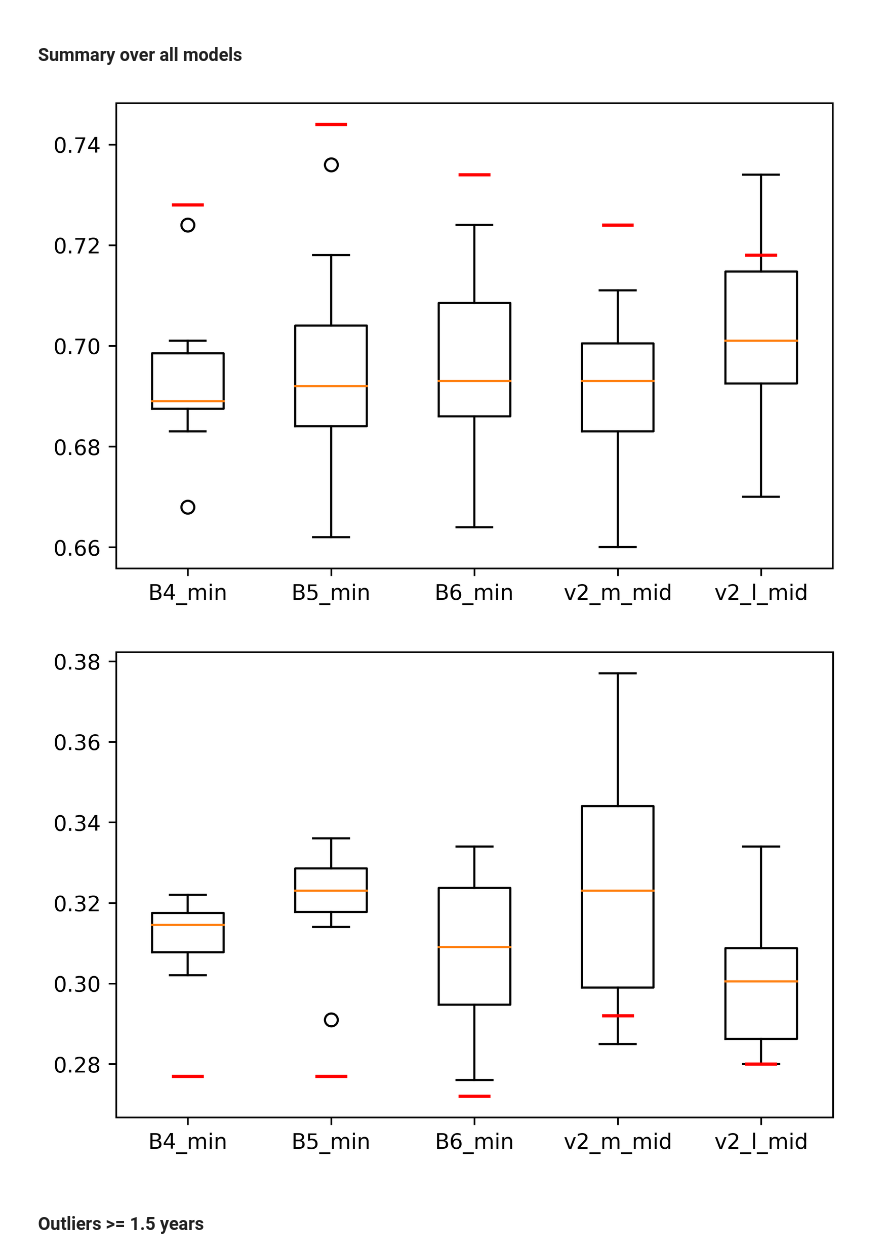
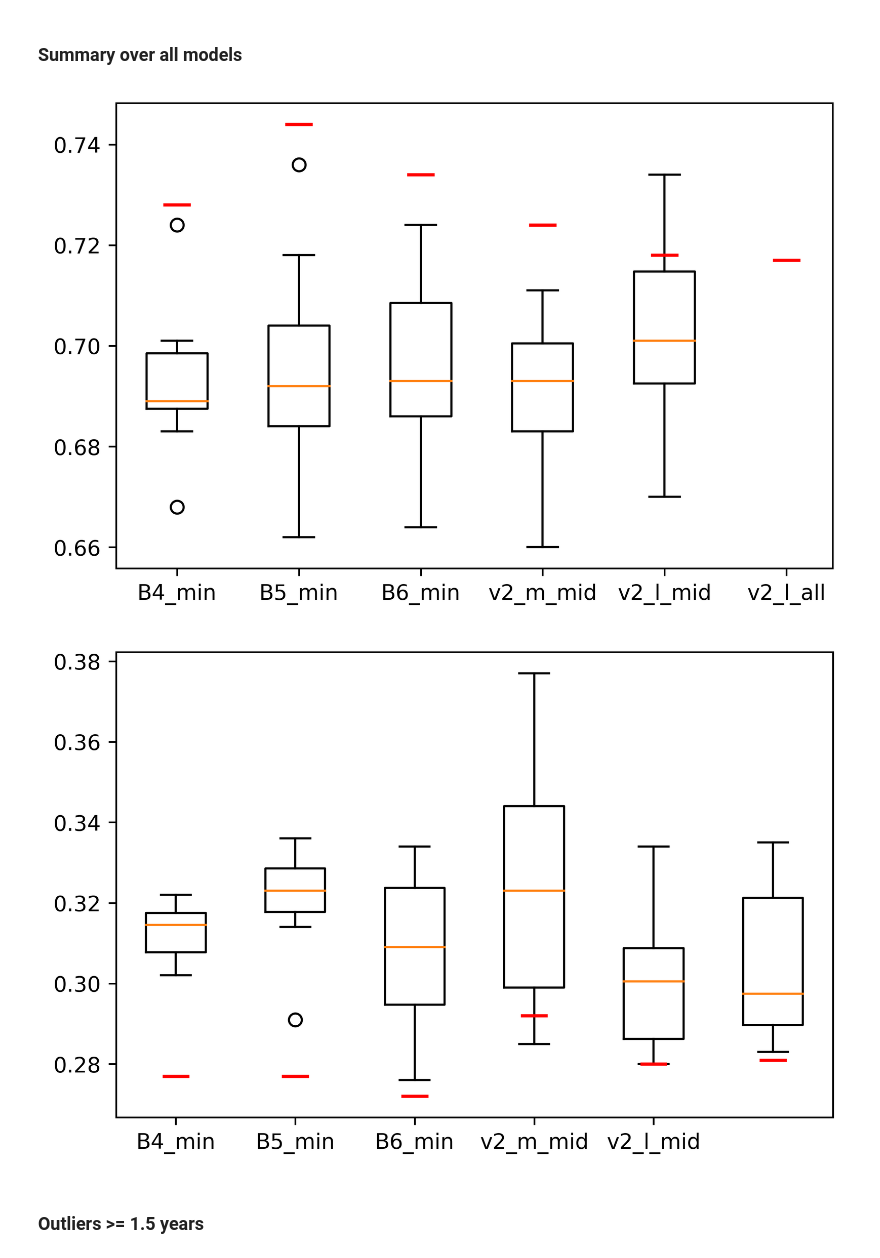
Before and after one commit to emoen/Deep-learning-for-regression-of-cod-otoliths, a Jupyter notebook: results/EFFNetV2_m_middle_mse/EDA test set predictions.ipynb, the cells around one changed output. Saved outputs shown, nothing was run; the diff lists cells and outputs as text; code cells hidden in the pictures.

```diff
--- a/results/EFFNetV2_m_middle_mse/EDA test set predictions.ipynb
+++ b/results/EFFNetV2_m_middle_mse/EDA test set predictions.ipynb
@@ -209,6 +209,7 @@ SyntaxError: invalid syntax (<ipython-input-71-e0fdfa07c007>, line 1)
 # %% [markdown]
 ### Summary over all models
 # %%
+plt.rcParams['figure.dpi'] = 450
 v2_m_middle_acc = [0.687,0.676,0.683,0.711,0.701,0.705,0.699,0.683,0.699,0.660]
 v2_m_middle_mse = [0.321,0.377,0.332,0.285,0.285,0.325,0.311,0.348,0.295,0.373,]
 v2_m_middle_mean_mse =0.292
@@ -218,47 +219,53 @@ v2_l_middle_acc = [0.697,0.734,0.691,0.670,0.718,0.699,0.726,0.682,0.705,0.703]
 v2_l_middle_mse = [0.301,0.281,0.299,0.318,0.282,0.305,0.280,0.334,0.300,0.310,]
 v2_l_middle_mean_mse =  0.280
 v2_l_middle_mean_acc = 0.718
 
+v2_l_all_acc = [0.709,0.707,0.705,0.707,0.715,0.693,0.707,0.718,0.697,0.709,]
+v2_l_all_mse = [0.292,0.289,0.289,0.326,0.307,0.327,0.283,0.29997,0.335,0.295,]
+v2_l_all_mean_mse =  0.281
+v2_l_all_mean_acc = 0.717
 
 b4_min_acc = [0.699,0.689,0.687,0.683,0.689,0.701,0.697,0.668,0.689,0.724]
 b4_min_mse = [0.320,0.318,0.306,0.313,0.322,0.314,0.315,0.316,0.306,0.302]
 b4_min_mean_mse = 0.277
 b4_min_mean_acc = 0.728
 
 b5_min_acc = [0.718,0.691,0.693,0.668,0.736,0.707,0.662,0.683,0.695,0.687]
 b5_min_mse = [0.324,0.322,0.325,0.336,0.291,0.314,0.320,0.331,0.3298,0.317]
 b5_min_mean_mse = 0.277
 b5_min_mean_acc = 0.744
 
 b6_min_acc = [0.683,0.685,0.664,0.724,0.707,0.709,0.693,0.693,0.720,0.689]
 b6_min_mse = [0.325,0.329,0.334,0.293,0.312,0.290,0.320,0.306,0.276,0.300,]
 b6_min_mean_mse = 0.272
 b6_min_mean_acc = 0.734
 
 
 plt.boxplot([b4_min_acc, b5_min_acc, b6_min_acc, v2_m_middle_acc,v2_l_middle_acc])
 plt.plot([0.9, 1.1], [b4_min_mean_acc,b4_min_mean_acc], 'r')
 plt.plot([1.9, 2.1], [b5_min_mean_acc,b5_min_mean_acc], 'r')
 plt.plot([2.9, 3.1], [b6_min_mean_acc,b6_min_mean_acc], 'r')
 plt.plot([3.9, 4.1], [v2_m_middle_mean_acc,v2_m_middle_mean_acc], 'r')
 plt.plot([4.9, 5.1], [v2_l_middle_mean_acc,v2_l_middle_mean_acc], 'r')
-plt.xticks(range(1,6), ['B4_min', 'B5_min', 'B6_min', 'v2_m_mid', 'v2_l_mid'])
+plt.plot([5.9, 6.1], [v2_l_all_mean_acc,v2_l_all_mean_acc], 'r')
+plt.xticks(range(1,7), ['B4_min', 'B5_min', 'B6_min', 'v2_m_mid', 'v2_l_mid', 'v2_l_all'])
 
 plt.show()
 # %% [output]
-[figure, old version]
+[figure, new version]
 # %%
-plt.boxplot([b4_min_mse, b5_min_mse, b6_min_mse, v2_m_middle_mse,v2_l_middle_mse])
+plt.boxplot([b4_min_mse, b5_min_mse, b6_min_mse, v2_m_middle_mse,v2_l_middle_mse, v2_l_all_mse])
 plt.plot([0.9, 1.1], [b4_min_mean_mse,b4_min_mean_mse], 'r')
 plt.plot([1.9, 2.1], [b5_min_mean_mse,b5_min_mean_mse], 'r')
 plt.plot([2.9, 3.1], [b6_min_mean_mse,b6_min_mean_mse], 'r')
 plt.plot([3.9, 4.1], [v2_m_middle_mean_mse,v2_m_middle_mean_mse], 'r')
 plt.plot([4.9, 5.1], [v2_l_middle_mean_mse,v2_l_middle_mean_mse], 'r')
+plt.plot([5.9, 6.1], [v2_l_all_mean_mse,v2_l_all_mean_mse], 'r')
 plt.xticks(range(1,6), ['B4_min', 'B5_min', 'B6_min', 'v2_m_mid', 'v2_l_mid'])
 
 plt.show()
 # %% [output]
-[figure, old version]
+[figure, new version]
 # %% [markdown]
 ### Outliers >= 1.5 years
 # %%
```
Also changed, not shown: 17 other files.
